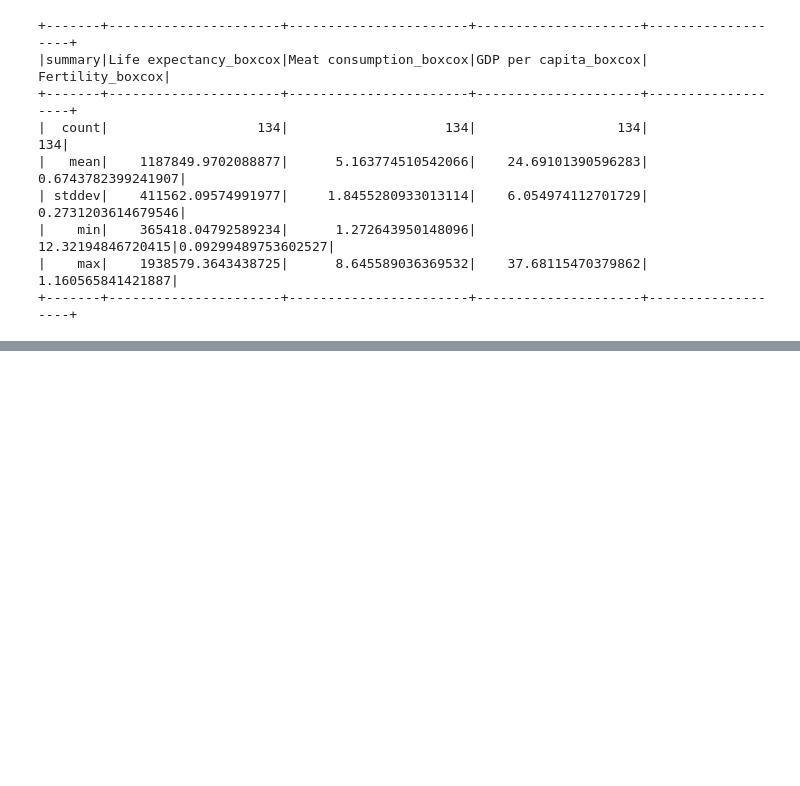
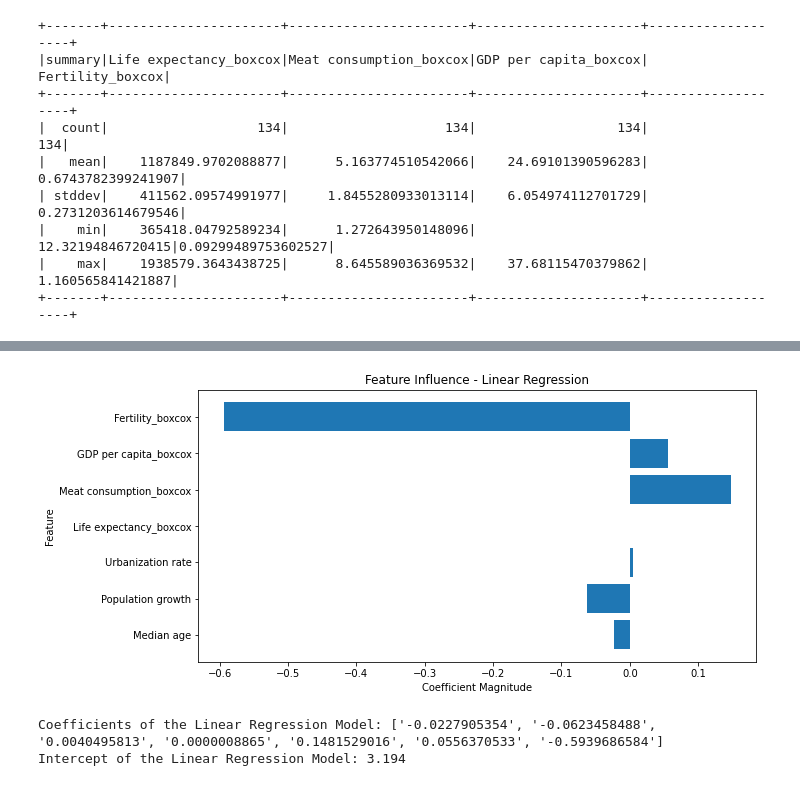
Before and after one commit to wz980305/Infosys-722-Iteration-4-BDAS, a Jupyter notebook: BDAS.ipynb, the cells around one changed output, grey strips where cells are left out. Cells and saved outputs as stored; diff of their text form; code cells hidden in the pictures; blank space fills up the shorter version.

```diff
--- a/BDAS.ipynb
+++ b/BDAS.ipynb
@@ -764,0 +872,20 @@ world_happiness_report_selected_combined_world_data_by_country_selected.select([
+# %%
+# 7. Data Mining
+
+## 7.1. Creating Logical Test(s)
+
+## 7.2. Conducting Data Mining
+#%% Figure 7.2-1: Screenshot of Model Result on the World Happiness Report and World Data by Country
+plt.figure(figsize=(10, 5))
+plt.barh(factors_model, lr_model.coefficients)
+plt.xlabel('Coefficient Magnitude')
+plt.ylabel('Feature')
+plt.title('Feature Influence - Linear Regression')
+plt.show()
+
+print("Coefficients of the Linear Regression Model:", formatted_coefficients)
+print("Intercept of the Linear Regression Model:", format(model_lr_intercept, ".3f"))
+# %% [output]
+[figure, added]
+Coefficients of the Linear Regression Model: ['-0.0227905354', '-0.0623458488', '0.0040495813', '0.0000008865', '0.1481529016', '0.0556370533', '-0.5939686584']
+Intercept of the Linear Regression Model: 3.194
```
Also changed, not shown: parts of 12 cells of this notebook.
